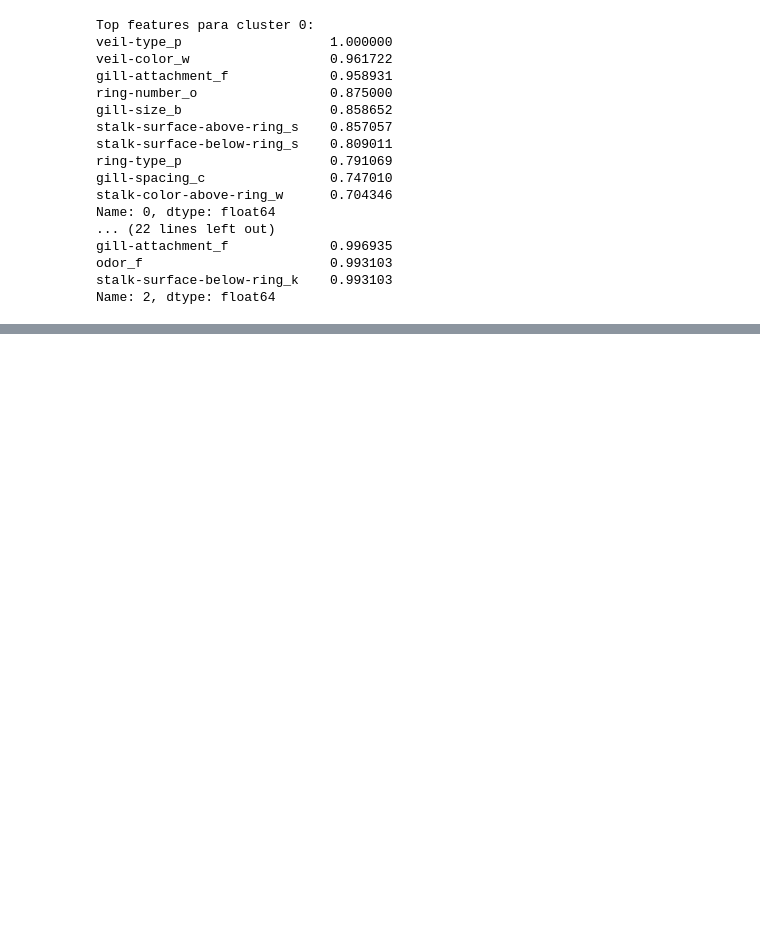
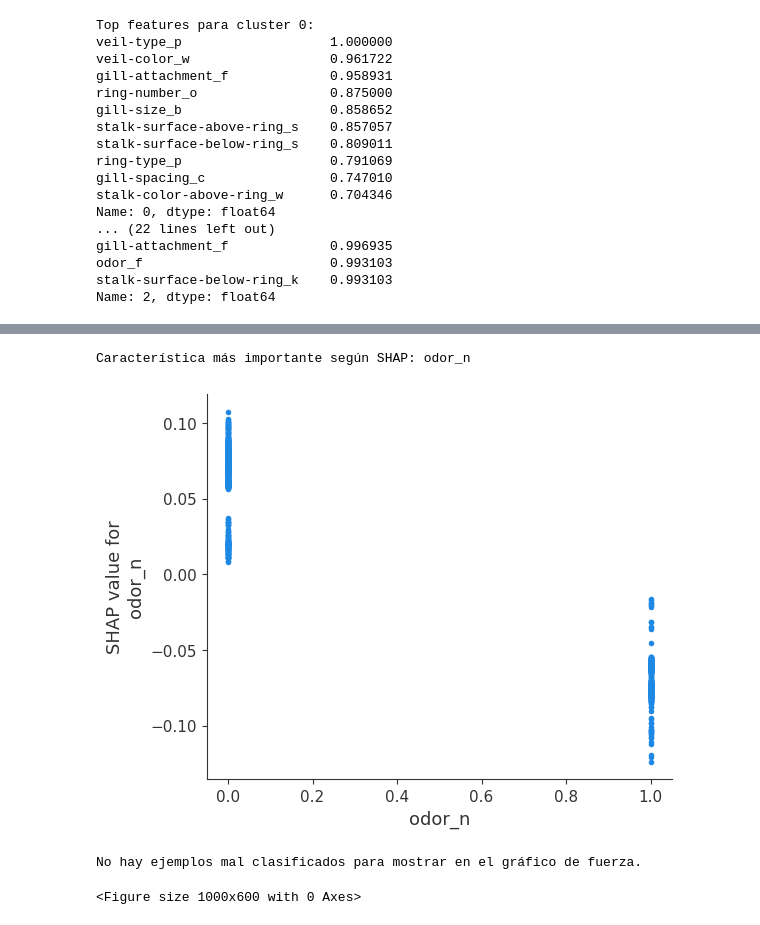
Before and after one commit to Kasthlen/kasthlen-aprendizaje-no-supervisado, a Jupyter notebook: kasthlen_clustering_pca.ipynb, the cells around one changed output, grey strips where cells are left out. Drawn from its saved outputs; the diff is of its cells as text; code cells hidden in the pictures; blank space fills up the shorter version.

```diff
--- a/kasthlen_clustering_pca.ipynb
+++ b/kasthlen_clustering_pca.ipynb
@@ -397,0 +1087,63 @@ Name: 2, dtype: float64
+# %%
+import shap
+import numpy as np
+import matplotlib.pyplot as plt
+
+# Asegurarse de que shap_exp y sample están disponibles del código anterior
+# Calcular la importancia de las características a partir de los valores SHAP
+# Tomar los valores SHAP para la clase 1 (venenosa) si es multiclase
+if shap_exp.values.ndim == 3:
+    vals_class1 = shap_exp.values[..., 1]
+else:
+    vals_class1 = shap_exp.values # Si es binario, los valores ya son para la clase positiva
+
+# Importancias globales: media del valor absoluto de los valores SHAP
+mean_abs_shap = np.mean(np.abs(vals_class1), axis=0)
+feat_names = sample.columns # Usar los nombres de las columnas de la muestra
+shap_importances = pd.Series(mean_abs_shap, index=feat_names).sort_values(ascending=False)
+
+# Obtener la característica principal
+top_feat = shap_importances.index[0]
+
+print(f"Característica más importante según SHAP: {top_feat}")
+
+# Generar el gráfico de dependencia para la característica principal
+# Usar los valores SHAP para la clase 1 y la muestra de datos
+# interaction_index=None para evitar el error anterior
+shap.dependence_plot(top_feat, vals_class1, sample, interaction_index=None)
+plt.show()
+# %% [output]
+Característica más importante según SHAP: odor_n
+[figure, added]
+# %%
+# elegir un índice de ejemplo mal clasificado (ej. el primero en mis_df)
+
+# Verificar si hay ejemplos mal clasificados
+if mis_df.empty:
+    print("No hay ejemplos mal clasificados para mostrar en el gráfico de fuerza.")
+else:
+    idx = mis_df.index[0]
+    # si usas el objeto shap_exp y sample coincide con X_test rows, puedes hacer:
+    # force plot con la API nueva
+    explainer = shap.Explainer(rf, X_train)
+    # ya lo tienes
+    obs = X.loc[[idx]] # fila completa en formato DataFrame
+    shap_obs = explainer(obs)
+
+    print(f"Generando gráfico de fuerza para el ejemplo mal clasificado con índice: {idx}")
+    # Generar el gráfico de fuerza interactivo en el notebook
+    shap.initjs() # Inicializar JavaScript para gráficos interactivos
+    shap.force_plot(explainer.expected_value, shap_obs.values, obs)
+    # Para guardar como PNG, usa matplotlib workaround (o export to html)
+    # shap.save_html('force_plot_example.html', shap.force_plot(explainer.expected_value, shap_obs.values, obs))
+# %% [output]
+No hay ejemplos mal clasificados para mostrar en el gráfico de fuerza.
+# %%
+import matplotlib.pyplot as plt
+sample = X_test.sample(n=min(1000, X_test.shape[0]), random_state=42)
+plt.figure(figsize=(10,6))
+shap.summary_plot(shap_exp, sample, show=False)
+plt.savefig('shap_summary.png', dpi=300, bbox_inches='tight')
+plt.close()
+# %% [output]
+<Figure size 1000x600 with 0 Axes>
```
Also changed, not shown: parts of 63 cells of this notebook.
